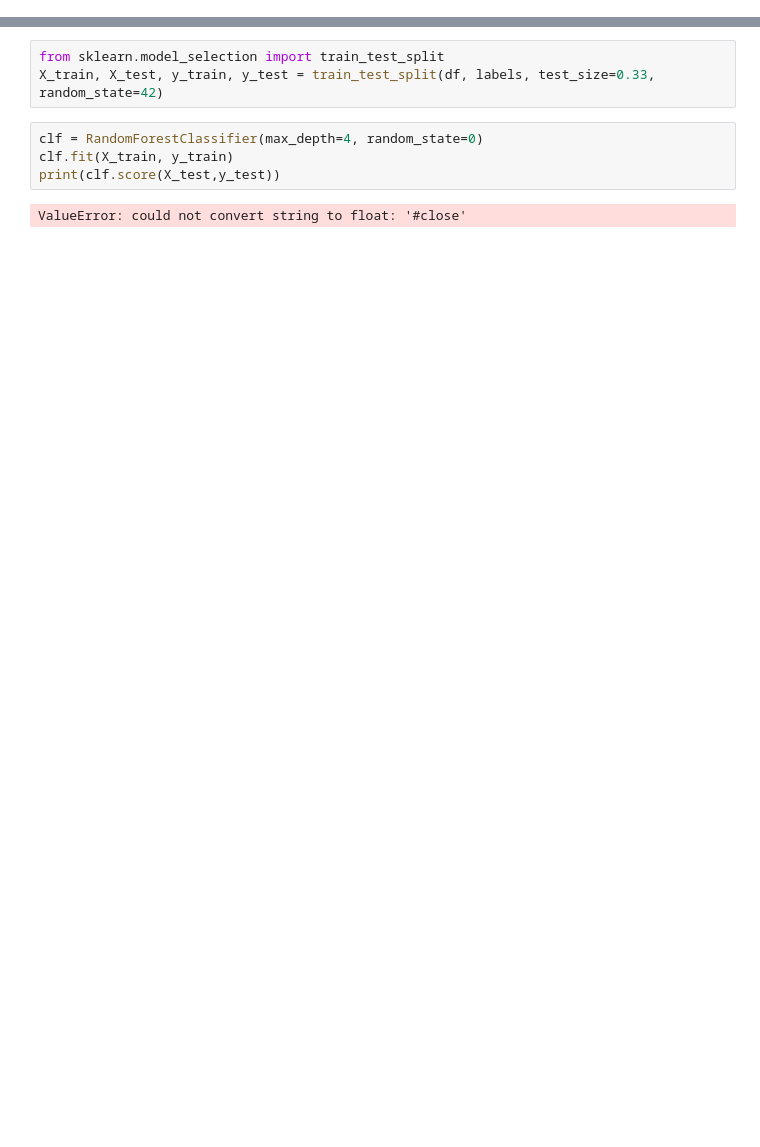
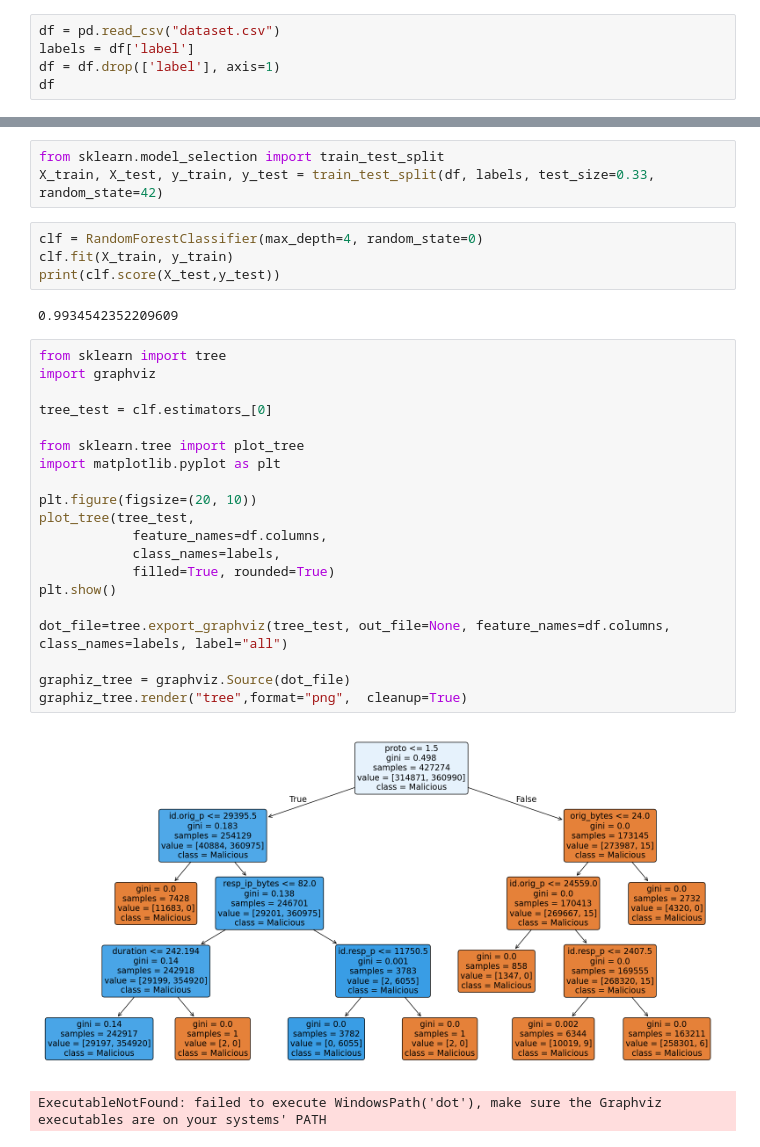
Before and after one commit to abhay-rag/ECE5565-network-traffic-classification, a Jupyter notebook: model.ipynb, the cells around one changed output, grey strips where cells are left out. Cells and saved outputs as stored; diff of their text form; blank space fills up the shorter version.

Commit message:
Basic modeling functionality and decision tree visualization

```diff
--- a/model.ipynb
+++ b/model.ipynb
@@ -211,3 +211,8 @@ df
 | 1008746 | 192168100103 | 43763 | 205103167192 | 18241 | 2 | 0 | 0 | 0 | 0 | ... |
 | 1008747 | 192168100103 | 43763 | 2370168160 | 16854 | 2 | 0 | 0 | 0 | 0 | ... |
 1008748 rows × 17 columns
+# %%
+df = pd.read_csv("dataset.csv")
+labels = df['label']
+df = df.drop(['label'], axis=1)
+df
@@ -219,4 +238,27 @@ clf = RandomForestClassifier(max_depth=4, random_state=0)
 clf.fit(X_train, y_train)
 print(clf.score(X_test,y_test))
 # %% [output]
-ValueError: could not convert string to float: '#close'
+0.9934542352209609
+# %%
+from sklearn import tree
+import graphviz
+
+tree_test = clf.estimators_[0]
+
+from sklearn.tree import plot_tree
+import matplotlib.pyplot as plt
+
+plt.figure(figsize=(20, 10))
+plot_tree(tree_test,
+            feature_names=df.columns,
+            class_names=labels,
+            filled=True, rounded=True)
+plt.show()
+
+dot_file=tree.export_graphviz(tree_test, out_file=None, feature_names=df.columns, class_names=labels, label="all")
+
+graphiz_tree = graphviz.Source(dot_file)
+graphiz_tree.render("tree",format="png",  cleanup=True)
+# %% [output]
+[figure, added]
+ExecutableNotFound: failed to execute WindowsPath('dot'), make sure the Graphviz executables are on your systems' PATH
```
Also changed, not shown: parts of 1 cell of this notebook, 1 other file.
